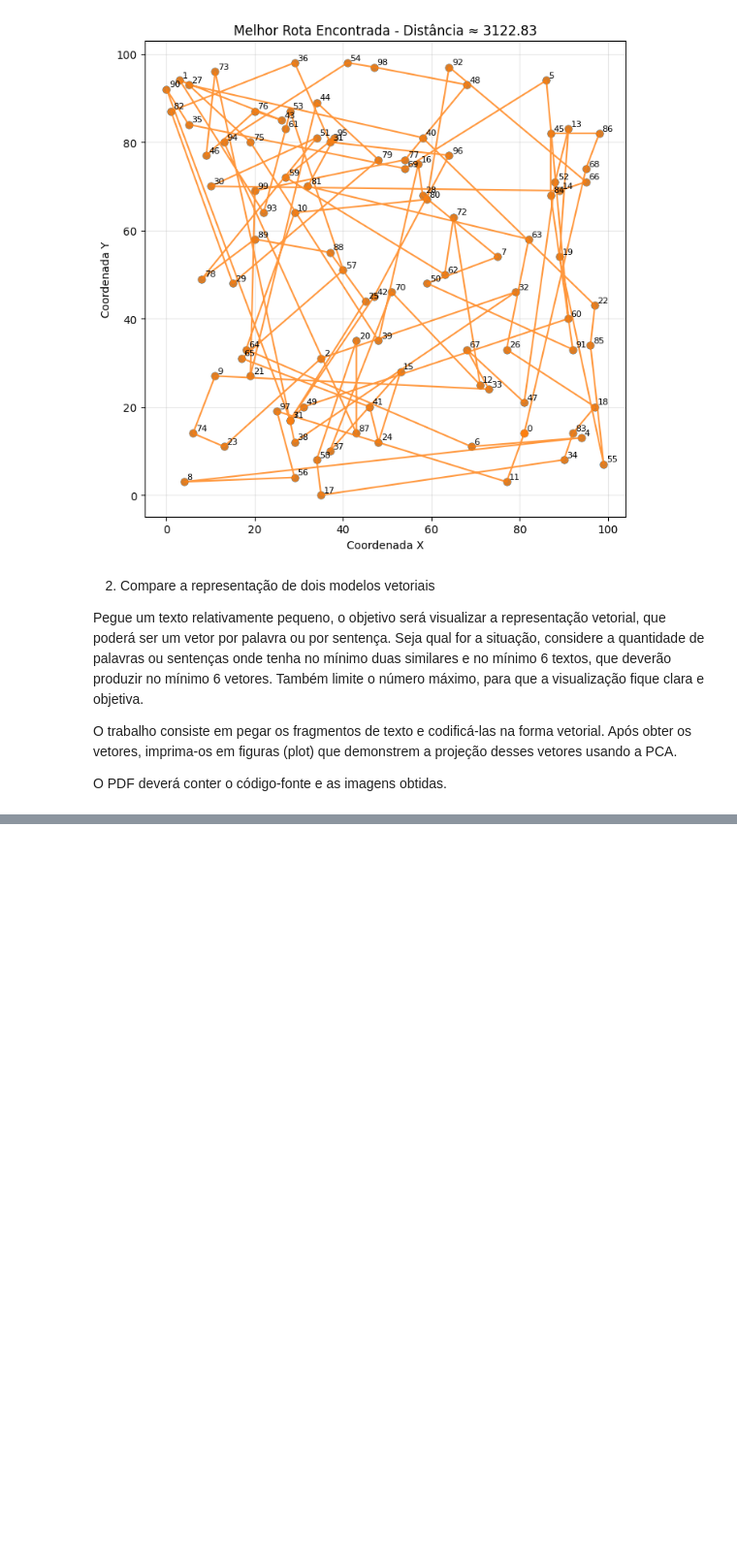
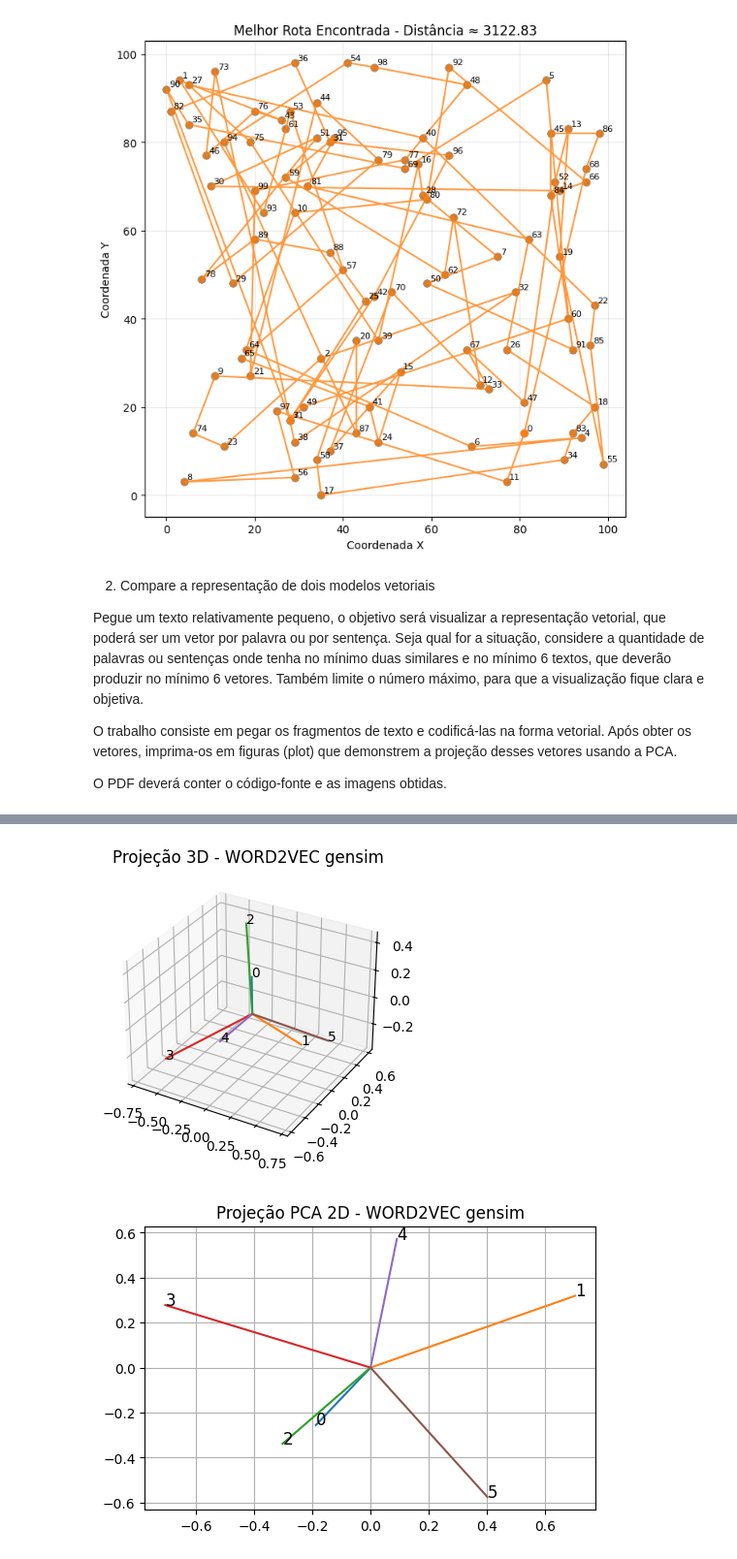
Before and after one commit to mvmelo57/iaap-ufpr-IAA015-topicos-ia, a Jupyter notebook: trabalho-IAA015-top-dados-v1.ipynb, the cells around one changed output, grey strips where cells are left out. Shown at 97% size. Drawn from its saved outputs; the diff is of its cells as text; code cells hidden in the pictures; blank space fills up the shorter version.

```diff
--- a/trabalho-IAA015-top-dados-v1.ipynb
+++ b/trabalho-IAA015-top-dados-v1.ipynb
@@ -313,0 +456,6 @@ O PDF deverá conter o código-fonte e as imagens obtidas.
+# %%
+# Gráfico Gensim
+proj_w2v_2d   = plot_projecoes(vetores_w2v_3d, "WORD2VEC gensim")
+# %% [output]
+[figure, added]
+[figure, added]
```
Also changed, not shown: parts of 7 cells of this notebook.
